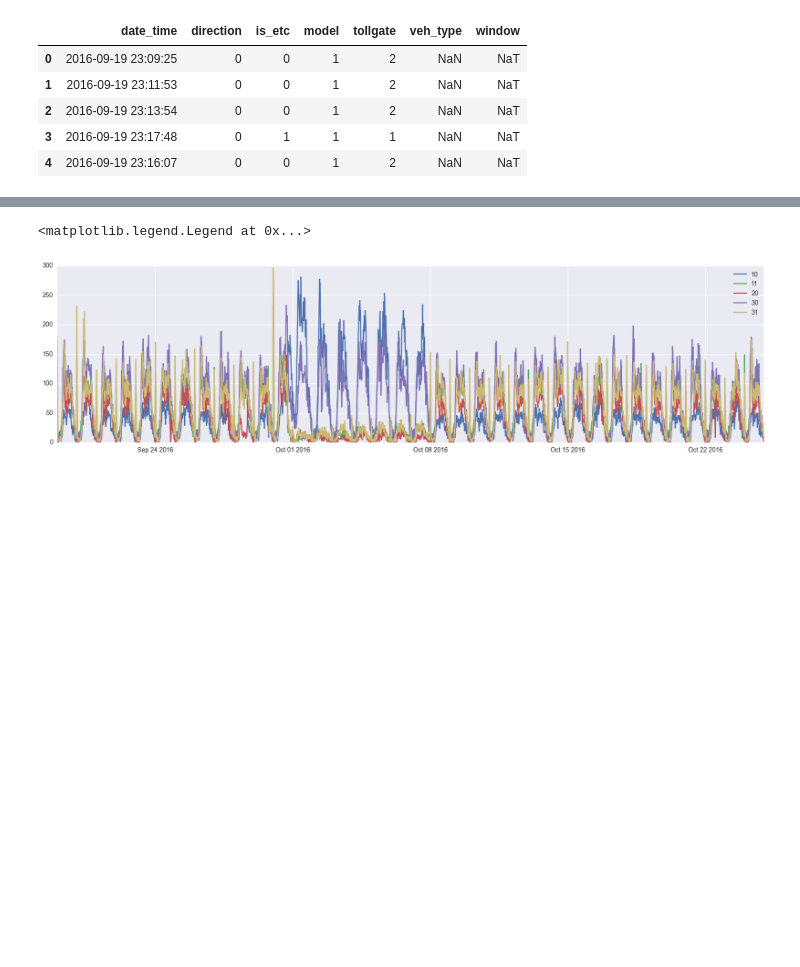
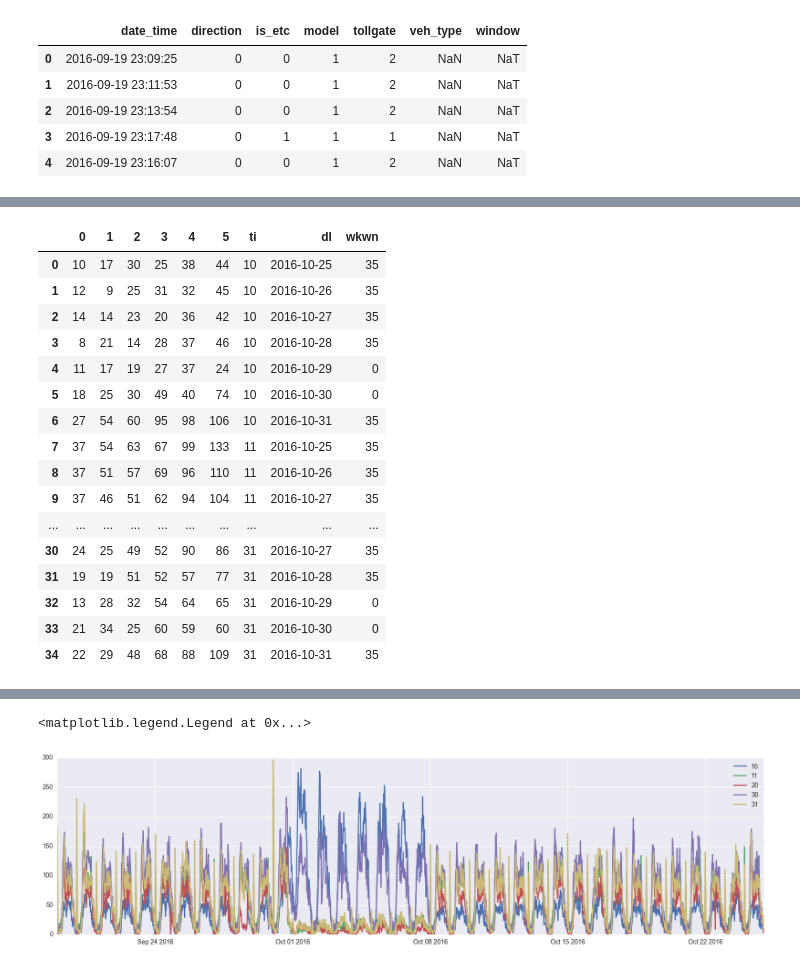
Before and after one commit to Ann16253470/KDD_CUP2017, a Jupyter notebook: volume prediction new.ipynb, the cells around one changed output, grey strips where cells are left out. Cells and saved outputs as stored; diff of their text form; code cells hidden in the pictures; blank space fills up the shorter version.

Commit message:
Ready for first submission after data switch

```diff
--- a/volume prediction new.ipynb
+++ b/volume prediction new.ipynb
@@ -67,0 +89,37 @@ sample = pd.read_csv('/Users/yutao/Documents/Contest/tianchi/KDD_CUP2017/submiss
+# %%
+tiid2 = ['10']*7 + ['11']*7 + ['20']*7 + ['30']*7 + ['31']*7
+dlid2 = date_list2*5
+# %%
+df_morning_test = pd.DataFrame((test_vol_group_count.values).reshape(-1,6)[::2])
+df_night_test = pd.DataFrame((test_vol_group_count.values).reshape(-1,6)[1::2])
+# %%
+df_morning_test['ti'] = tiid2
+df_morning_test['dl'] = dlid2
+df_night_test['ti'] = tiid2
+df_night_test['dl'] = dlid2
+# %%
+df_morning_test['wkwn'] = [1,1,1,1,0,0,1]*5
+df_morning_test['wkwn'] *= 35
+
+df_night_test['wkwn'] = [1,1,1,1,0,0,1]*5
+df_night_test['wkwn'] *= 35
+# %%
+df_morning_test
+# %% [output]
+|  | 0 | 1 | 2 | 3 | 4 | 5 | ti | dl | wkwn |
+| 0 | 10 | 17 | 30 | 25 | 38 | 44 | 10 | 2016-10-25 | 35 |
+| 1 | 12 | 9 | 25 | 31 | 32 | 45 | 10 | 2016-10-26 | 35 |
+| 2 | 14 | 14 | 23 | 20 | 36 | 42 | 10 | 2016-10-27 | 35 |
+| 3 | 8 | 21 | 14 | 28 | 37 | 46 | 10 | 2016-10-28 | 35 |
+| 4 | 11 | 17 | 19 | 27 | 37 | 24 | 10 | 2016-10-29 | 0 |
+| 5 | 18 | 25 | 30 | 49 | 40 | 74 | 10 | 2016-10-30 | 0 |
+| 6 | 27 | 54 | 60 | 95 | 98 | 106 | 10 | 2016-10-31 | 35 |
+| 7 | 37 | 54 | 63 | 67 | 99 | 133 | 11 | 2016-10-25 | 35 |
+| 8 | 37 | 51 | 57 | 69 | 96 | 110 | 11 | 2016-10-26 | 35 |
+| 9 | 37 | 46 | 51 | 62 | 94 | 104 | 11 | 2016-10-27 | 35 |
+| ... | ... | ... | ... | ... | ... | ... | ... | ... | ... |
+| 30 | 24 | 25 | 49 | 52 | 90 | 86 | 31 | 2016-10-27 | 35 |
+| 31 | 19 | 19 | 51 | 52 | 57 | 77 | 31 | 2016-10-28 | 35 |
+| 32 | 13 | 28 | 32 | 54 | 64 | 65 | 31 | 2016-10-29 | 0 |
+| 33 | 21 | 34 | 25 | 60 | 59 | 60 | 31 | 2016-10-30 | 0 |
+| 34 | 22 | 29 | 48 | 68 | 88 | 109 | 31 | 2016-10-31 | 35 |
```
Also changed, not shown: parts of 66 cells of this notebook, 2 other files.
